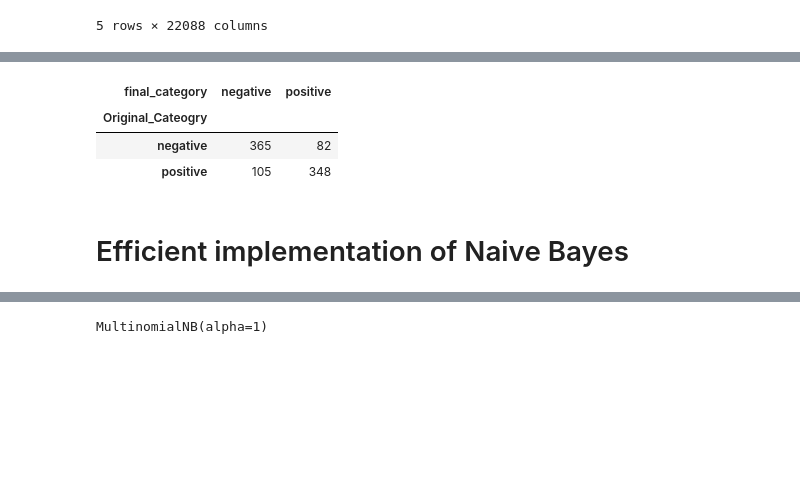
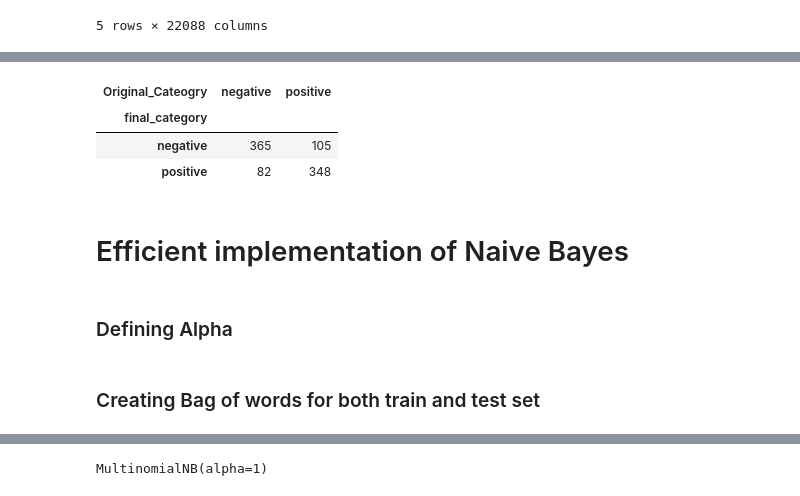
Before and after one commit to dalmiaujjwal/Understanding_Algorithms, a Jupyter notebook: Naive Bayes/Implementation_Scratch_Naive_Bayes .ipynb, the cells around one changed output, grey strips where cells are left out. Cells and saved outputs as stored; diff of their text form; code cells hidden in the pictures; blank space fills up the shorter version.

```diff
--- a/Naive Bayes/Implementation_Scratch_Naive_Bayes .ipynb
+++ b/Naive Bayes/Implementation_Scratch_Naive_Bayes .ipynb
@@ -148,11 +145,13 @@ predict_df = pd.DataFrame(np.dot(BOW_test,train_array.T) + np.array(prob_table["
 predict_df["final_category"] = predict_df.idxmax(axis = 1)
 predict_df["Original_Cateogry"] = BOW_test_Df["Category_Values"]
 # %%
-pd.crosstab(predict_df["Original_Cateogry"], predict_df["final_category"])
+pd.crosstab(predict_df["final_category"], predict_df["Original_Cateogry"] )
 # %% [output]
-| final_category | negative | positive |
-| Original_Cateogry |  |  |
-| negative | 365 | 82 |
-| positive | 105 | 348 |
+| Original_Cateogry | negative | positive |
+| final_category |  |  |
+| negative | 365 | 105 |
+| positive | 82 | 348 |
 # %% [markdown]
 # Efficient implementation of Naive Bayes
+# %% [markdown]
+### Defining Alpha
@@ -159,3 +160,5 @@ pd.crosstab(predict_df["Original_Cateogry"], predict_df["final_category"])
+# %% [markdown]
+### Creating Bag of words for both train and test set
 # %%
 Cnt_Vec = CountVectorizer(stop_words="english")
 BOW_train = Cnt_Vec.fit_transform(train_x).toarray()
```
Also changed, not shown: parts of 35 cells of this notebook, 1 other file.
